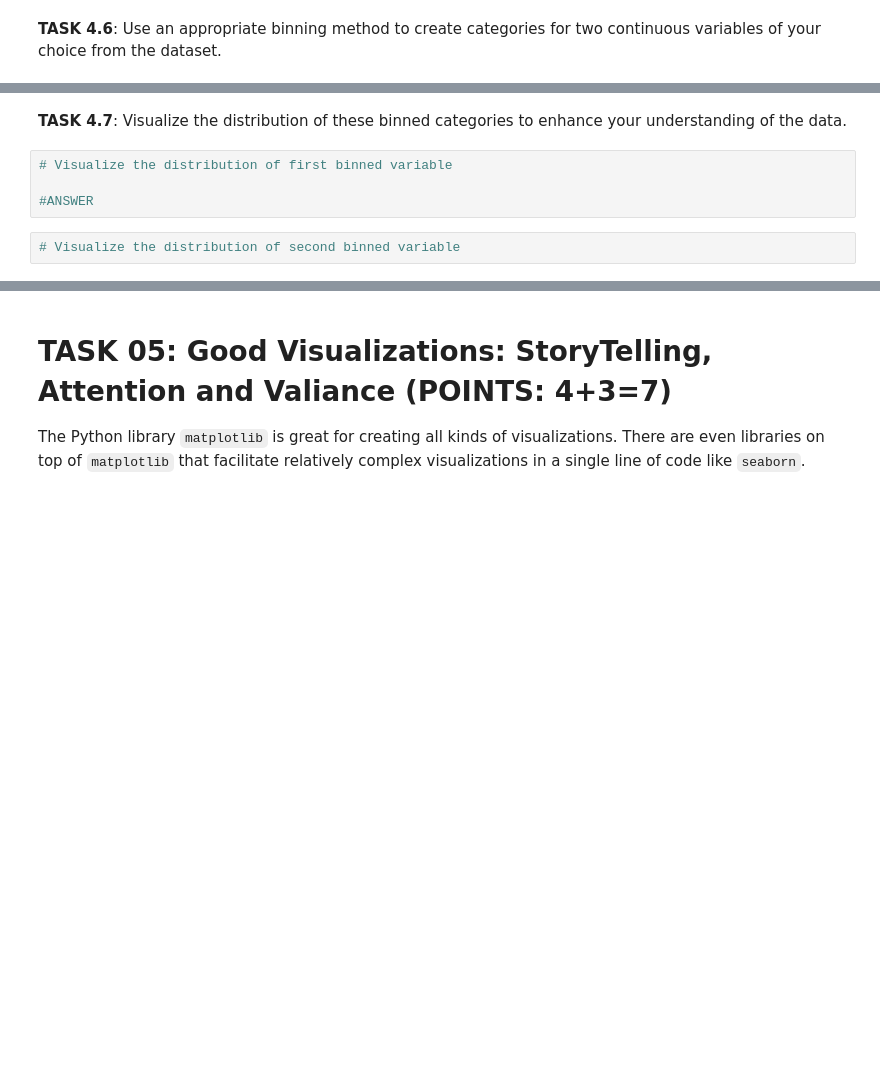
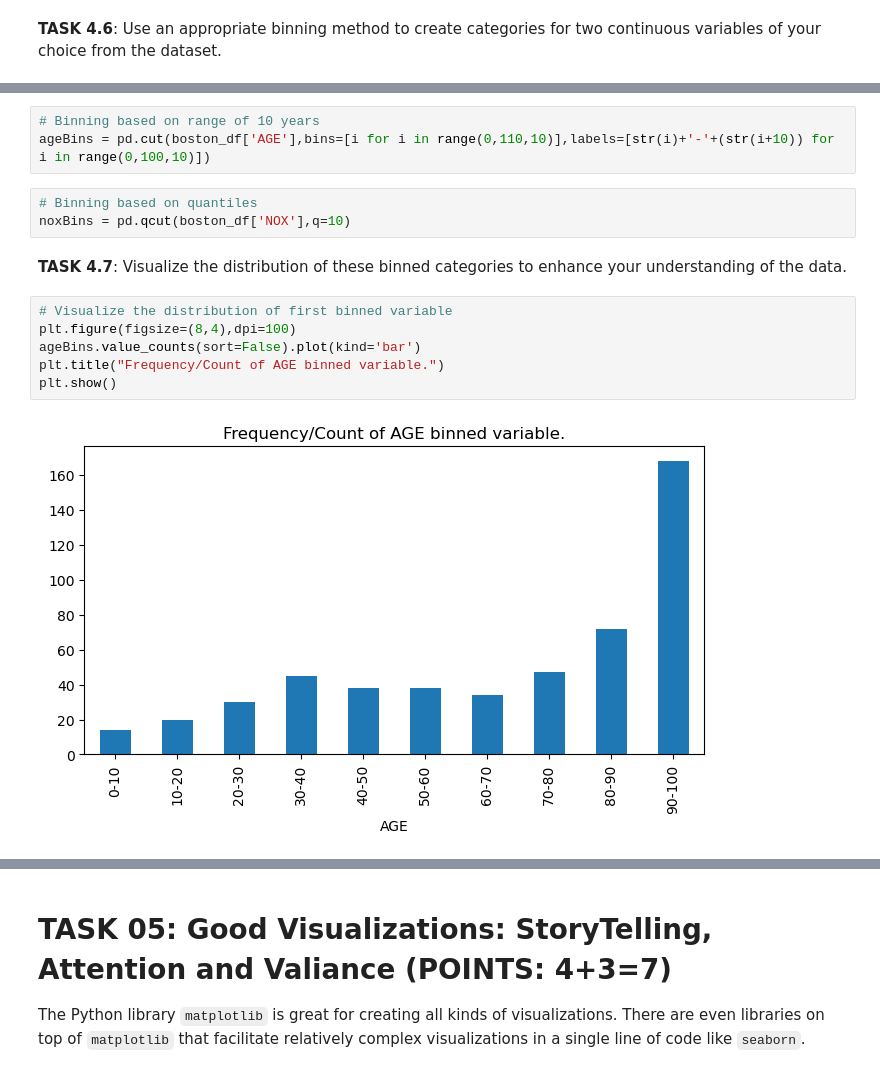
Before and after one commit to AsutoshDalei/DATA602_FardinaAlam, a Jupyter notebook: HW/HW3/DATA602-HW3-Part1_Data_Visualization.ipynb, the cells around one changed output, grey strips where cells are left out. Cells and saved outputs as stored; diff of their text form; blank space fills up the shorter version.

```diff
--- a/HW/HW3/DATA602-HW3-Part1_Data_Visualization.ipynb
+++ b/HW/HW3/DATA602-HW3-Part1_Data_Visualization.ipynb
@@ -320,8 +310,16 @@ Answer: *AGE*
+# %%
+# Binning based on range of 10 years
+ageBins = pd.cut(boston_df['AGE'],bins=[i for i in range(0,110,10)],labels=[str(i)+'-'+(str(i+10)) for i in range(0,100,10)])
+# %%
+# Binning based on quantiles
+noxBins = pd.qcut(boston_df['NOX'],q=10)
 # %% [markdown]
 **TASK 4.7**: Visualize the distribution of these binned categories to enhance your understanding of the data.
-# %%
-# Visualize the distribution of first binned variable
-
-#ANSWER
-# %%
-# Visualize the distribution of second binned variable
+# %%
+# Visualize the distribution of first binned variable
+plt.figure(figsize=(8,4),dpi=100)
+ageBins.value_counts(sort=False).plot(kind='bar')
+plt.title("Frequency/Count of AGE binned variable.")
+plt.show()
+# %% [output]
+[figure, added]
```
Also changed, not shown: parts of 8 cells of this notebook.
